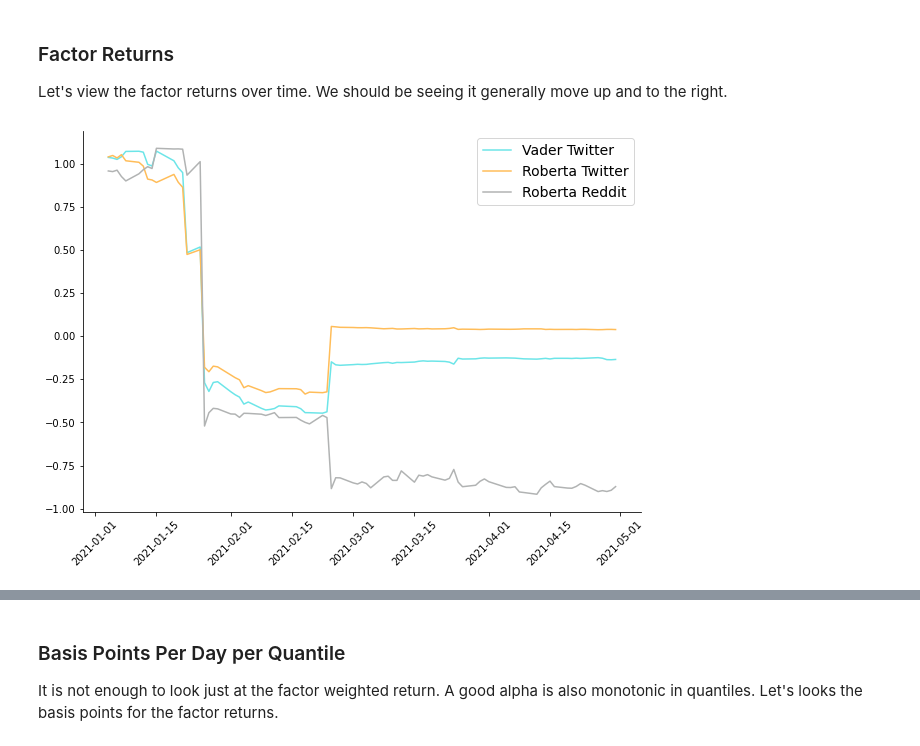
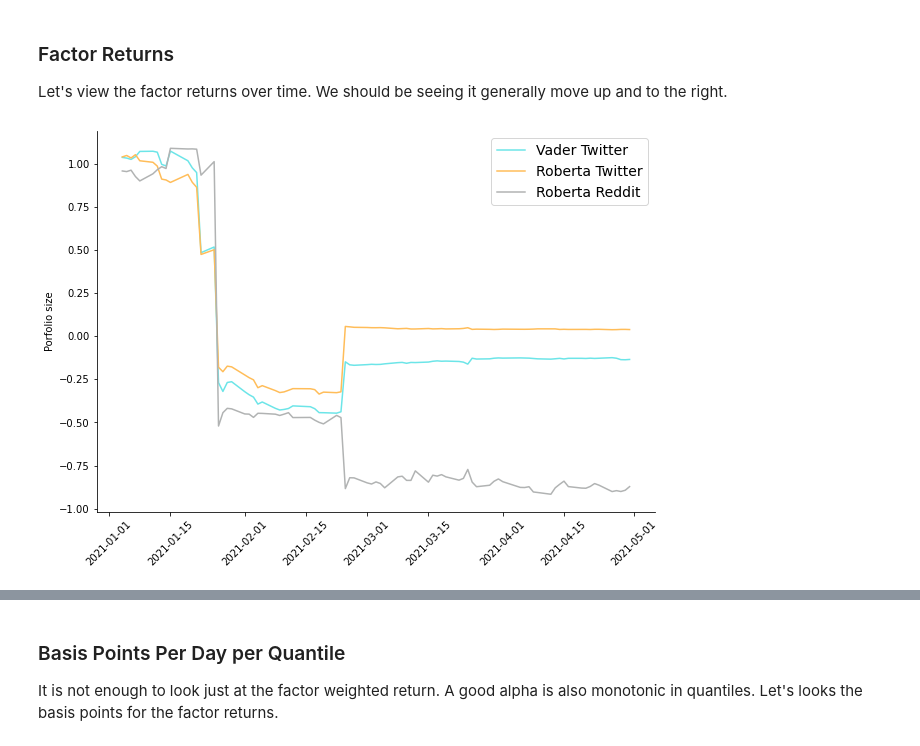
Before and after one commit to rometaidla/flash-boys, a Jupyter notebook: alphalens.ipynb, the cells around one changed output, grey strips where cells are left out. Cells and saved outputs as stored; diff of their text form; code cells hidden in the pictures.

Commit message:
Improvements to sentiment plotting.

```diff
--- a/alphalens.ipynb
+++ b/alphalens.ipynb
@@ -138,23 +138,24 @@ Let's view the factor returns over time. We should be seeing it generally move u
 # %%
 ls_factor_returns = pd.DataFrame()
 
 for factor_name, data in factor_data.items():
     ls_factor_returns[factor_name] = al.performance.factor_returns(data).iloc[:, 0]
 
 cum_returns = (1 + ls_factor_returns).cumprod()
 
 fig = plt.figure(figsize=(10, 7), facecolor='white')
 ax = plt.axes(frameon=True)
 ax.set_prop_cycle('color', ['#6ce5e8', '#ffbd59', '#b1b3b3'])
 #plt.axis('off')
 ax.spines['right'].set_visible(False)
 ax.spines['top'].set_visible(False)
 
 plt.xticks(rotation=45)
 
 plt.rcParams.update({'font.size': 14})
 plt.plot(cum_returns)
 plt.legend(["Vader Twitter", "Roberta Twitter", "Roberta Reddit"])
-plt.savefig("poster2.png");
+plt.ylabel("Porfolio size")
+plt.savefig("poster1.png");
 # %% [output]
-[figure, old version]
+[figure, new version]
```
Also changed, not shown: parts of 6 cells of this notebook.
